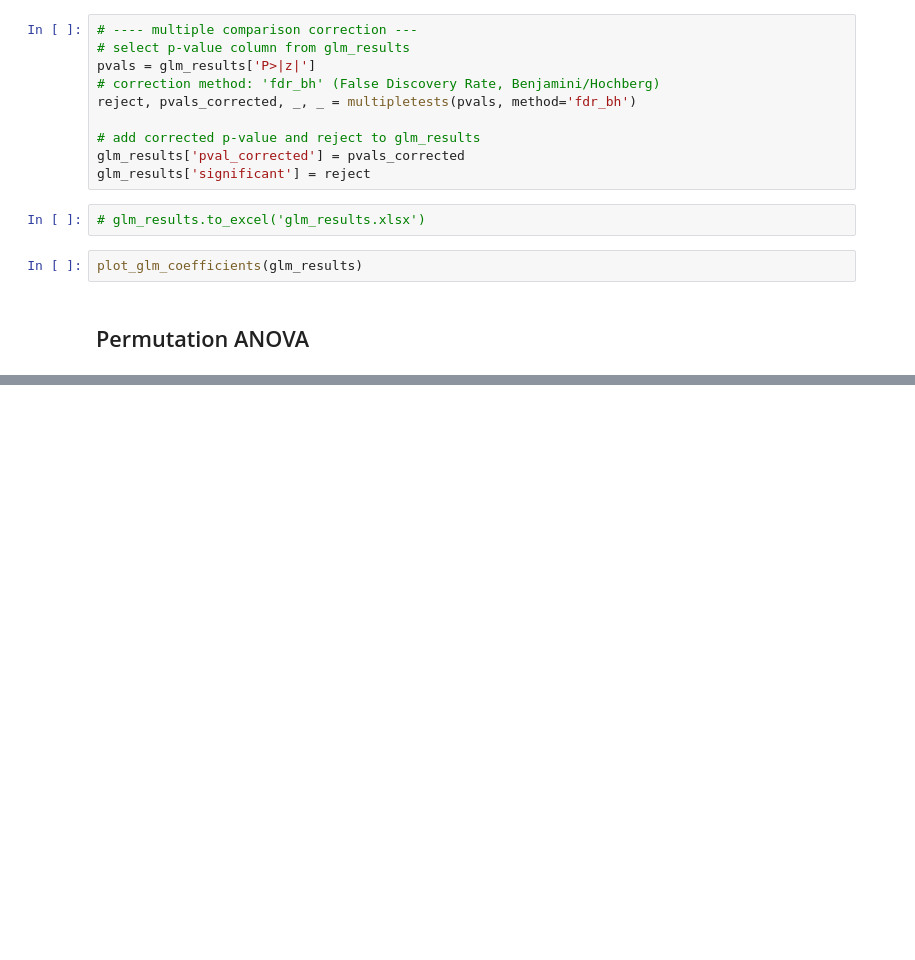
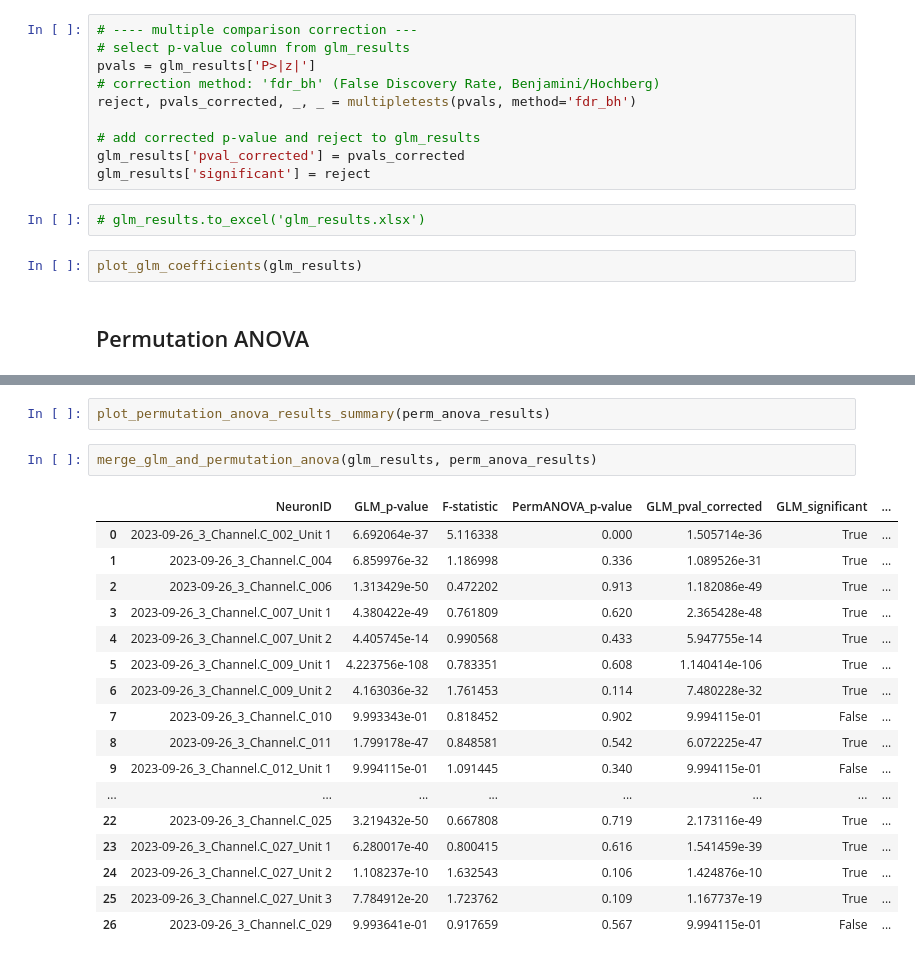
Before and after one commit to EdConnorLab/Julie, a Jupyter notebook: notebooks/GLM.ipynb, the cells around one changed output, grey strips where cells are left out. Saved outputs shown, nothing was run; the diff lists cells and outputs as text; blank space fills up the shorter version.

```diff
--- a/notebooks/GLM.ipynb
+++ b/notebooks/GLM.ipynb
@@ -109,0 +116,22 @@ Significant neurons (p < 0.05):
+# %%
+plot_permutation_anova_results_summary(perm_anova_results)
+# %%
+merge_glm_and_permutation_anova(glm_results, perm_anova_results)
+# %% [output]
+|  | NeuronID | GLM_p-value | F-statistic | PermANOVA_p-value | GLM_pval_corrected | GLM_significant | ... |
+| 0 | 2023-09-26_3_Channel.C_002_Unit 1 | 6.692064e-37 | 5.116338 | 0.000 | 1.505714e-36 | True | ... |
+| 1 | 2023-09-26_3_Channel.C_004 | 6.859976e-32 | 1.186998 | 0.336 | 1.089526e-31 | True | ... |
+| 2 | 2023-09-26_3_Channel.C_006 | 1.313429e-50 | 0.472202 | 0.913 | 1.182086e-49 | True | ... |
+| 3 | 2023-09-26_3_Channel.C_007_Unit 1 | 4.380422e-49 | 0.761809 | 0.620 | 2.365428e-48 | True | ... |
+| 4 | 2023-09-26_3_Channel.C_007_Unit 2 | 4.405745e-14 | 0.990568 | 0.433 | 5.947755e-14 | True | ... |
+| 5 | 2023-09-26_3_Channel.C_009_Unit 1 | 4.223756e-108 | 0.783351 | 0.608 | 1.140414e-106 | True | ... |
+| 6 | 2023-09-26_3_Channel.C_009_Unit 2 | 4.163036e-32 | 1.761453 | 0.114 | 7.480228e-32 | True | ... |
+| 7 | 2023-09-26_3_Channel.C_010 | 9.993343e-01 | 0.818452 | 0.902 | 9.994115e-01 | False | ... |
+| 8 | 2023-09-26_3_Channel.C_011 | 1.799178e-47 | 0.848581 | 0.542 | 6.072225e-47 | True | ... |
+| 9 | 2023-09-26_3_Channel.C_012_Unit 1 | 9.994115e-01 | 1.091445 | 0.340 | 9.994115e-01 | False | ... |
+| ... | ... | ... | ... | ... | ... | ... | ... |
+| 22 | 2023-09-26_3_Channel.C_025 | 3.219432e-50 | 0.667808 | 0.719 | 2.173116e-49 | True | ... |
+| 23 | 2023-09-26_3_Channel.C_027_Unit 1 | 6.280017e-40 | 0.800415 | 0.616 | 1.541459e-39 | True | ... |
+| 24 | 2023-09-26_3_Channel.C_027_Unit 2 | 1.108237e-10 | 1.632543 | 0.106 | 1.424876e-10 | True | ... |
+| 25 | 2023-09-26_3_Channel.C_027_Unit 3 | 7.784912e-20 | 1.723762 | 0.109 | 1.167737e-19 | True | ... |
+| 26 | 2023-09-26_3_Channel.C_029 | 9.993641e-01 | 0.917659 | 0.567 | 9.994115e-01 | False | ... |
```
Also changed, not shown: parts of 5 cells of this notebook, 3 other files.
